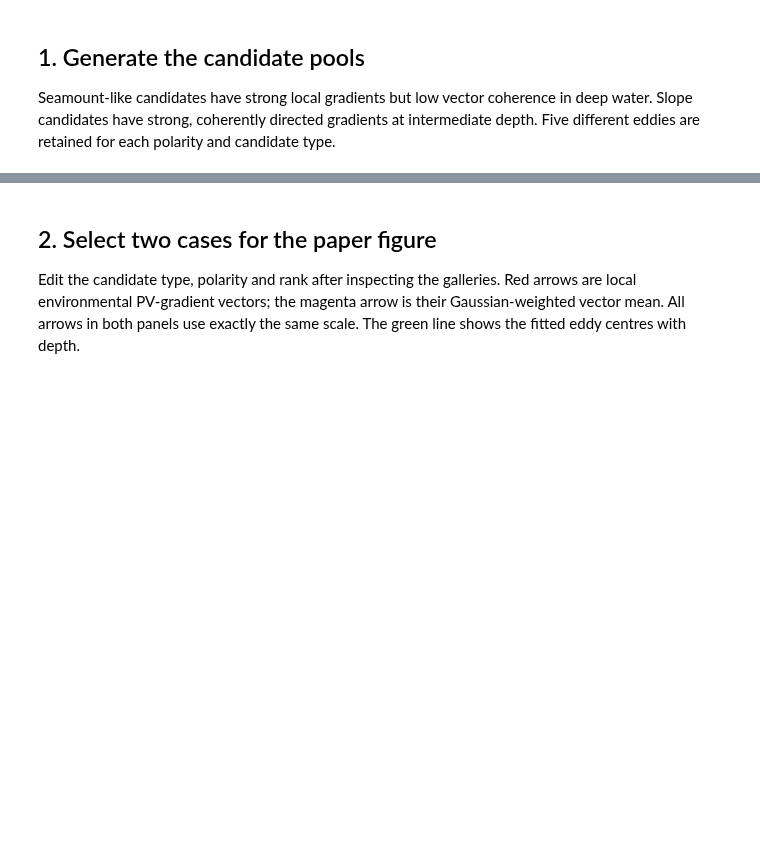
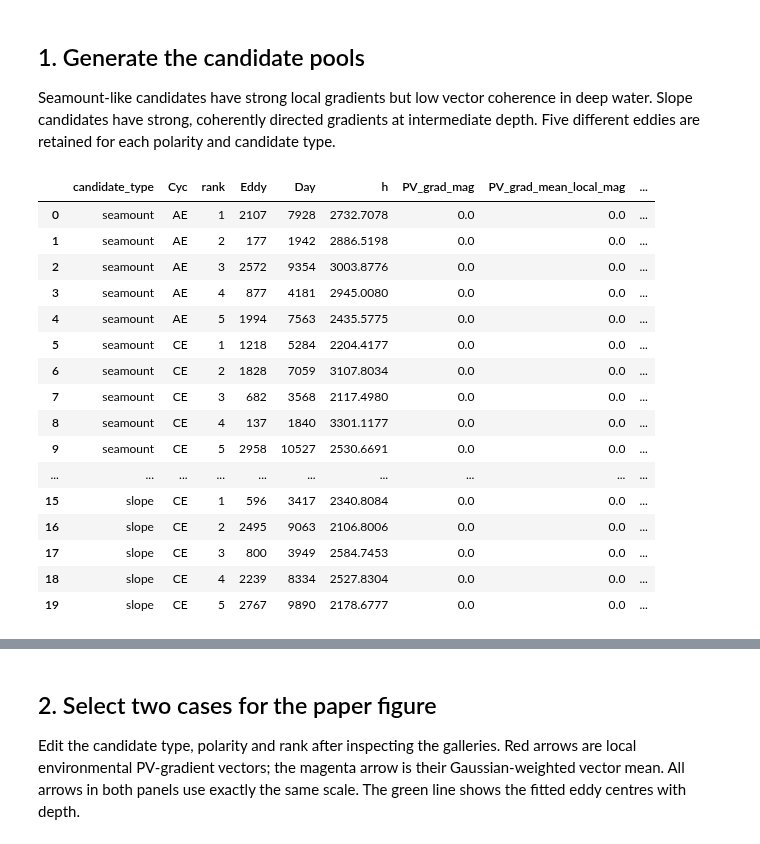
Before and after one commit to regdowse/UNSW-PhD, a Jupyter notebook: seacofs_eddy_tilt_analysis/surface_pv_esp_gaussian/07_pv_gradient_example_selector.ipynb, the cells around one changed output, grey strips where cells are left out. Drawn from its saved outputs; the diff is of its cells as text; code cells hidden in the pictures; blank space fills up the shorter version.

```diff
--- a/seacofs_eddy_tilt_analysis/surface_pv_esp_gaussian/07_pv_gradient_example_selector.ipynb
+++ b/seacofs_eddy_tilt_analysis/surface_pv_esp_gaussian/07_pv_gradient_example_selector.ipynb
@@ -30,16 +30,34 @@ Seamount-like candidates have strong local gradients but low vector coherence in
 # %%
 candidates = ept.select_gradient_example_candidates(
     data, n_per_group=5, strong_quantile=0.90,
     seamount_max_coherence=0.35, seamount_min_depth_m=1500,
-    slope_min_coherence=0.70, slope_depth_range_m=(200, 3500),
+    slope_min_coherence=0.70, slope_depth_range_m=(2000, 3500),
 )
 
 summary_columns = [
     'candidate_type', 'Cyc', 'rank', 'Eddy', 'Day', 'h',
     'PV_grad_mag', 'PV_grad_mean_local_mag', 'PV_grad_coherence',
     'PV_grad_topo_p90_local_mag',
 ]
 display(candidates[summary_columns].round(4))
+# %% [output]
+|  | candidate_type | Cyc | rank | Eddy | Day | h | PV_grad_mag | PV_grad_mean_local_mag | ... |
+| 0 | seamount | AE | 1 | 2107 | 7928 | 2732.7078 | 0.0 | 0.0 | ... |
+| 1 | seamount | AE | 2 | 177 | 1942 | 2886.5198 | 0.0 | 0.0 | ... |
+| 2 | seamount | AE | 3 | 2572 | 9354 | 3003.8776 | 0.0 | 0.0 | ... |
+| 3 | seamount | AE | 4 | 877 | 4181 | 2945.0080 | 0.0 | 0.0 | ... |
+| 4 | seamount | AE | 5 | 1994 | 7563 | 2435.5775 | 0.0 | 0.0 | ... |
+| 5 | seamount | CE | 1 | 1218 | 5284 | 2204.4177 | 0.0 | 0.0 | ... |
+| 6 | seamount | CE | 2 | 1828 | 7059 | 3107.8034 | 0.0 | 0.0 | ... |
+| 7 | seamount | CE | 3 | 682 | 3568 | 2117.4980 | 0.0 | 0.0 | ... |
+| 8 | seamount | CE | 4 | 137 | 1840 | 3301.1177 | 0.0 | 0.0 | ... |
+| 9 | seamount | CE | 5 | 2958 | 10527 | 2530.6691 | 0.0 | 0.0 | ... |
+| ... | ... | ... | ... | ... | ... | ... | ... | ... | ... |
+| 15 | slope | CE | 1 | 596 | 3417 | 2340.8084 | 0.0 | 0.0 | ... |
+| 16 | slope | CE | 2 | 2495 | 9063 | 2106.8006 | 0.0 | 0.0 | ... |
+| 17 | slope | CE | 3 | 800 | 3949 | 2584.7453 | 0.0 | 0.0 | ... |
+| 18 | slope | CE | 4 | 2239 | 8334 | 2527.8304 | 0.0 | 0.0 | ... |
+| 19 | slope | CE | 5 | 2767 | 9890 | 2178.6777 | 0.0 | 0.0 | ... |
 # %%
 # Four simple galleries: 5 AE/CE seamount-like cases and 5 AE/CE slope cases.
 for candidate_type in ('seamount', 'slope'):
```
Also changed, not shown: parts of 2 cells of this notebook, 2 other files.
